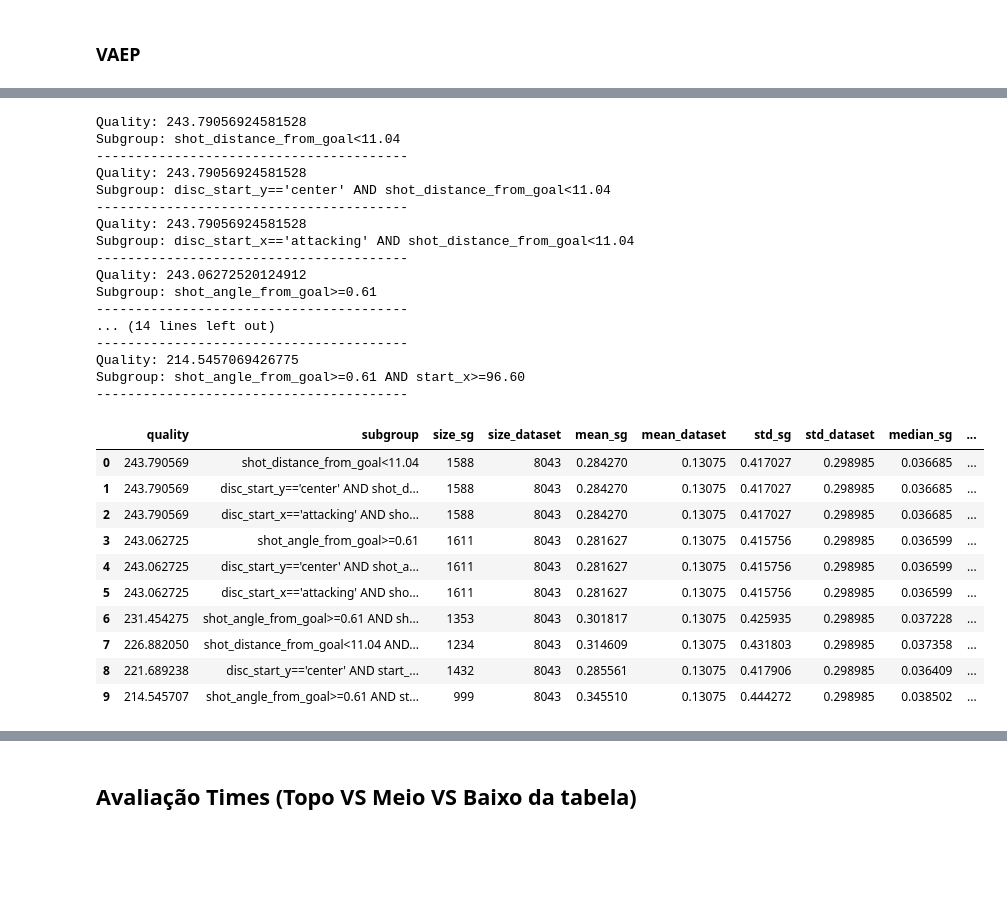
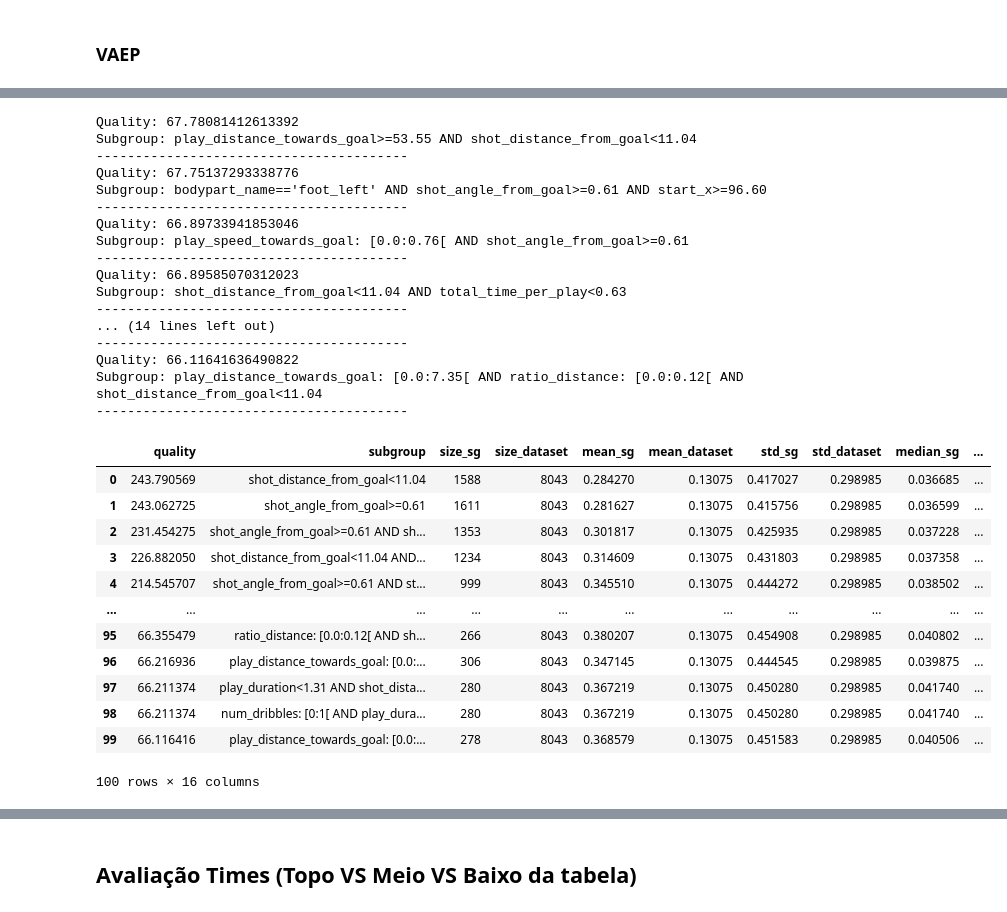
Before and after one commit to lframosferreira/projeto-ad, a Jupyter notebook: notebooks/subgroup_discovery_analysis.ipynb, the cells around one changed output, grey strips where cells are left out. Cells and saved outputs as stored; diff of their text form; code cells hidden in the pictures; blank space fills up the shorter version.

```diff
--- a/notebooks/subgroup_discovery_analysis.ipynb
+++ b/notebooks/subgroup_discovery_analysis.ipynb
@@ -879,10 +910,10 @@ target = ps.BinaryTarget('result_id', 1)
 search_space = ps.create_selectors(Spain_shots_df_cp, ignore=['result_id'])
 
 # Configurar a tarefa de descoberta de subgrupos
-task = ps.SubgroupDiscoveryTask(Spain_shots_df_cp, target, search_space, result_set_size=10, depth=3, qf=ps.WRAccQF())
+task = ps.SubgroupDiscoveryTask(Spain_shots_df_cp, target, search_space, result_set_size=100, depth=3, qf=ps.WRAccQF())
 
 # Configurar e executar o Beam Search
-search_algorithm = ps.BeamSearch()
+search_algorithm = ps.BeamSearch(250)
 result = search_algorithm.execute(task)
 
 # # Exibir os resultados
@@ -952,6 +991,8 @@ Total Coverage: 0.2301
 ### xG
 # %%
 England_shots_df_cp = England_shots_df.copy()
+England_shots_df_cp.drop(["game_id", "period_id", "team_id", "player_id", "time_seconds", "result_id"], inplace=True, axis=1)
+
 X = England_shots_df_cp[["bodypart_name", "shot_distance_from_goal", "shot_angle_from_goal"]]
 X["bodypart_name"] = X["bodypart_name"].apply(lambda val: 0 if val == "foot_right" else 1 if val == "foot_left" else 2)
 England_shots_df_cp["xg"] = rfc.predict(X=X)
@@ -961,10 +1002,10 @@ target = ps.BinaryTarget('xg', 1)
 search_space = ps.create_selectors(England_shots_df_cp, ignore=['xg', 'result_id'])
 
 # Configurar a tarefa de descoberta de subgrupos
-task = ps.SubgroupDiscoveryTask(England_shots_df_cp, target, search_space, result_set_size=10, depth=2, qf=ps.WRAccQF())
+task = ps.SubgroupDiscoveryTask(England_shots_df_cp, target, search_space, result_set_size=100, depth=3, qf=ps.WRAccQF())
 
 # Configurar e executar o Beam Search
-search_algorithm = ps.BeamSearch()
+search_algorithm = ps.BeamSearch(250)
 result = search_algorithm.execute(task)
 
 # Exibir os resultados
@@ -1038,5 +1087,7 @@ Total Coverage: 0.2485
 # %%
 Spain_shots_df_cp = Spain_shots_df.copy()
+Spain_shots_df_cp.drop(["game_id", "period_id", "team_id", "player_id", "time_seconds", "result_id"], inplace=True, axis=1)
+
 X = Spain_shots_df_cp[["bodypart_name", "shot_distance_from_goal", "shot_angle_from_goal"]]
 X["bodypart_name"] = X["bodypart_name"].apply(lambda val: 0 if val == "foot_right" else 1 if val == "foot_left" else 2)
 Spain_shots_df_cp["xg"] = rfc.predict(X=X)
@@ -1046,10 +1097,10 @@ target = ps.BinaryTarget('xg', 1)
 search_space = ps.create_selectors(Spain_shots_df_cp, ignore=['xg', 'result_id'])
 
 # Configurar a tarefa de descoberta de subgrupos
-task = ps.SubgroupDiscoveryTask(Spain_shots_df_cp, target, search_space, result_set_size=10, depth=2, qf=ps.WRAccQF())
+task = ps.SubgroupDiscoveryTask(Spain_shots_df_cp, target, search_space, result_set_size=100, depth=3, qf=ps.WRAccQF())
 
 # Configurar e executar o Beam Search
-search_algorithm = ps.BeamSearch()
+search_algorithm = ps.BeamSearch(250)
 result = search_algorithm.execute(task)
 
 # Exibir os resultados
@@ -1140,14 +1199,14 @@ target = ps.NumericTarget('Pscores')
 search_space = ps.create_selectors(England_shots_df_cp, ignore=["Pscores", "Pconcedes", "offensive_value", "defensive_value", "vaep_value"])
 
 # Configurar a tarefa de descoberta de subgrupos
-task = ps.SubgroupDiscoveryTask(England_shots_df_cp, target, search_space, result_set_size=10, depth=2, qf=ps.StandardQFNumeric(1.0))
+task = ps.SubgroupDiscoveryTask(England_shots_df_cp, target, search_space, result_set_size=100, depth=3, qf=ps.StandardQFNumeric(1.0))
 # Configurar e executar o Beam Search
-search_algorithm = ps.BeamSearch()
+search_algorithm = ps.BeamSearch(250)
 
 result = search_algorithm.execute(task)
 
 # Exibir os resultados
-for sg_result in result.to_dataframe().head(10).itertuples(index=False):
+for sg_result in result.to_dataframe().tail(10).itertuples(index=False):
     print(f"Quality: {sg_result.quality}")
     print(f"Subgroup: {sg_result.subgroup}")
     # print(f"Size of Subgroup: {sg_result.size_sg}")
@@ -1166,4 +1225,6 @@ for sg_result in result.to_dataframe().head(10).itertuples(index=False):
     print("-" * 40)
 
 result.to_dataframe()
+
+# Cálculo WRAcc=(size_sg/size_dataset)*(mean_sg−mean_dataset)
 # %% [output]
@@ -1219,61 +1288,63 @@ target = ps.NumericTarget('Pscores')
 search_space = ps.create_selectors(Spain_shots_df_cp, ignore=["Pscores", "Pconcedes", "offensive_value", "defensive_value", "vaep_value"])
 
 # Configurar a tarefa de descoberta de subgrupos
-task = ps.SubgroupDiscoveryTask(Spain_shots_df_cp, target, search_space, result_set_size=10, depth=2, qf=ps.StandardQFNumeric(1.0))
+task = ps.SubgroupDiscoveryTask(Spain_shots_df_cp, target, search_space, result_set_size=100, depth=3, qf=ps.StandardQFNumeric(1.0))
 # Configurar e executar o Beam Search
-search_algorithm = ps.BeamSearch()
+search_algorithm = ps.BeamSearch(250)
 
 result = search_algorithm.execute(task)
 
 # Exibir os resultados
-for sg_result in result.to_dataframe().head(10).itertuples(index=False):
+for sg_result in result.to_dataframe().tail(10).itertuples(index=False):
     print(f"Quality: {sg_result.quality}")
     print(f"Subgroup: {sg_result.subgroup}")
     # print(f"Size of Subgroup: {sg_result.size_sg}")
     # print(f"Size of Dataset: {sg_result.size_dataset}")
     # print(f"Positives in Subgroup: {sg_result.positives_sg}")
     # print(f"Positives in Dataset: {sg_result.positives_dataset}")
     # print(f"Size of Complement: {sg_result.size_complement}")
     # print(f"Relative Size of Subgroup: {sg_result.relative_size_sg}")
     # print(f"Relative Size of Complement: {sg_result.relative_size_complement}")
     # print(f"Coverage of Subgroup: {sg_result.coverage_sg}")
     # print(f"Coverage of Complement: {sg_result.coverage_complement}")
     # print(f"Target Share in Subgroup: {sg_result.target_share_sg}")
     # print(f"Target Share in Complement: {sg_result.target_share_complement}")
     # print(f"Target Share in Dataset: {sg_result.target_share_dataset}")
     # print(f"Lift: {sg_result.lift}")
     print("-" * 40)
 
 result.to_dataframe()
 # %% [output]
-Quality: 243.79056924581528
-Subgroup: shot_distance_from_goal<11.04
+Quality: 67.78081412613392
+Subgroup: play_distance_towards_goal>=53.55 AND shot_distance_from_goal<11.04
 ----------------------------------------
-Quality: 243.79056924581528
-Subgroup: disc_start_y=='center' AND shot_distance_from_goal<11.04
+Quality: 67.75137293338776
+Subgroup: bodypart_name=='foot_left' AND shot_angle_from_goal>=0.61 AND start_x>=96.60
 ----------------------------------------
-Quality: 243.79056924581528
-Subgroup: disc_start_x=='attacking' AND shot_distance_from_goal<11.04
+Quality: 66.89733941853046
+Subgroup: play_speed_towards_goal: [0.0:0.76[ AND shot_angle_from_goal>=0.61
 ----------------------------------------
-Quality: 243.06272520124912
-Subgroup: shot_angle_from_goal>=0.61
+Quality: 66.89585070312023
+Subgroup: shot_distance_from_goal<11.04 AND total_time_per_play<0.63
 ----------------------------------------
 ... (14 lines left out)
 ----------------------------------------
-Quality: 214.5457069426775
-Subgroup: shot_angle_from_goal>=0.61 AND start_x>=96.60
+Quality: 66.11641636490822
+Subgroup: play_distance_towards_goal: [0.0:7.35[ AND ratio_distance: [0.0:0.12[ AND shot_distance_from_goal<11.04
 ----------------------------------------
 |  | quality | subgroup | size_sg | size_dataset | mean_sg | mean_dataset | std_sg | std_dataset | median_sg | ... |
 | 0 | 243.790569 | shot_distance_from_goal<11.04 | 1588 | 8043 | 0.284270 | 0.13075 | 0.417027 | 0.298985 | 0.036685 | ... |
-| 1 | 243.790569 | disc_start_y=='center' AND shot_d... | 1588 | 8043 | 0.284270 | 0.13075 | 0.417027 | 0.298985 | 0.036685 | ... |
-| 2 | 243.790569 | disc_start_x=='attacking' AND sho... | 1588 | 8043 | 0.284270 | 0.13075 | 0.417027 | 0.298985 | 0.036685 | ... |
-| 3 | 243.062725 | shot_angle_from_goal>=0.61 | 1611 | 8043 | 0.281627 | 0.13075 | 0.415756 | 0.298985 | 0.036599 | ... |
-| 4 | 243.062725 | disc_start_y=='center' AND shot_a... | 1611 | 8043 | 0.281627 | 0.13075 | 0.415756 | 0.298985 | 0.036599 | ... |
-| 5 | 243.062725 | disc_start_x=='attacking' AND sho... | 1611 | 8043 | 0.281627 | 0.13075 | 0.415756 | 0.298985 | 0.036599 | ... |
-| 6 | 231.454275 | shot_angle_from_goal>=0.61 AND sh... | 1353 | 8043 | 0.301817 | 0.13075 | 0.425935 | 0.298985 | 0.037228 | ... |
-| 7 | 226.882050 | shot_distance_from_goal<11.04 AND... | 1234 | 8043 | 0.314609 | 0.13075 | 0.431803 | 0.298985 | 0.037358 | ... |
-| 8 | 221.689238 | disc_start_y=='center' AND start_... | 1432 | 8043 | 0.285561 | 0.13075 | 0.417906 | 0.298985 | 0.036409 | ... |
-| 9 | 214.545707 | shot_angle_from_goal>=0.61 AND st... | 999 | 8043 | 0.345510 | 0.13075 | 0.444272 | 0.298985 | 0.038502 | ... |
+| 1 | 243.062725 | shot_angle_from_goal>=0.61 | 1611 | 8043 | 0.281627 | 0.13075 | 0.415756 | 0.298985 | 0.036599 | ... |
+| 2 | 231.454275 | shot_angle_from_goal>=0.61 AND sh... | 1353 | 8043 | 0.301817 | 0.13075 | 0.425935 | 0.298985 | 0.037228 | ... |
+| 3 | 226.882050 | shot_distance_from_goal<11.04 AND... | 1234 | 8043 | 0.314609 | 0.13075 | 0.431803 | 0.298985 | 0.037358 | ... |
+| 4 | 214.545707 | shot_angle_from_goal>=0.61 AND st... | 999 | 8043 | 0.345510 | 0.13075 | 0.444272 | 0.298985 | 0.038502 | ... |
+| ... | ... | ... | ... | ... | ... | ... | ... | ... | ... | ... |
+| 95 | 66.355479 | ratio_distance: [0.0:0.12[ AND sh... | 266 | 8043 | 0.380207 | 0.13075 | 0.454908 | 0.298985 | 0.040802 | ... |
+| 96 | 66.216936 | play_distance_towards_goal: [0.0:... | 306 | 8043 | 0.347145 | 0.13075 | 0.444545 | 0.298985 | 0.039875 | ... |
+| 97 | 66.211374 | play_duration<1.31 AND shot_dista... | 280 | 8043 | 0.367219 | 0.13075 | 0.450280 | 0.298985 | 0.041740 | ... |
+| 98 | 66.211374 | num_dribbles: [0:1[ AND play_dura... | 280 | 8043 | 0.367219 | 0.13075 | 0.450280 | 0.298985 | 0.041740 | ... |
+| 99 | 66.116416 | play_distance_towards_goal: [0.0:... | 278 | 8043 | 0.368579 | 0.13075 | 0.451583 | 0.298985 | 0.040506 | ... |
+100 rows × 16 columns
 # %%
 show_coverage(result, Spain_shots_df_cp)
 # %% [output]
```
Also changed, not shown: parts of 42 cells of this notebook, 2 other files.
